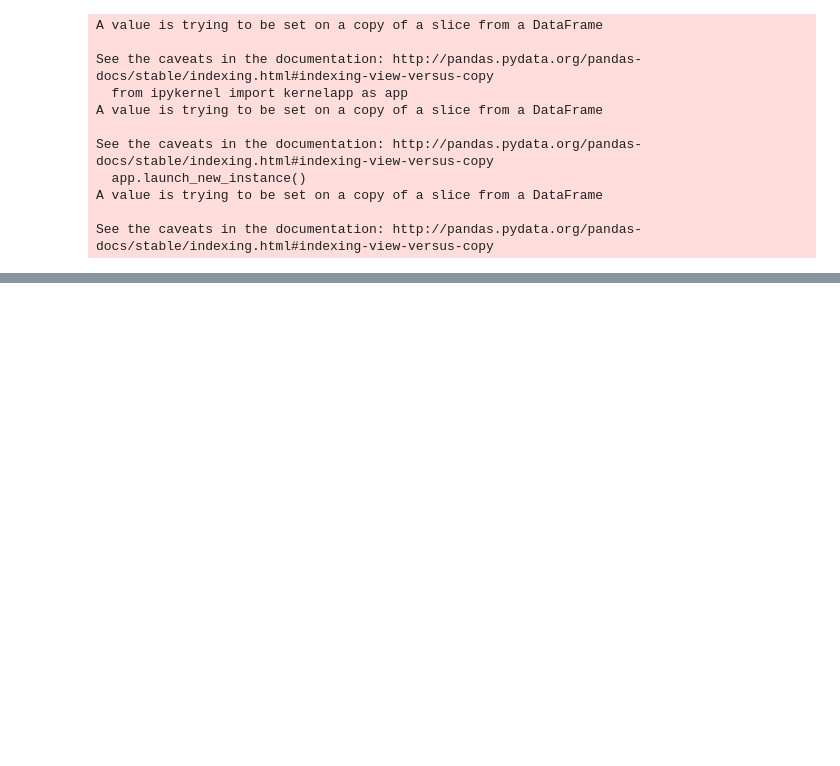
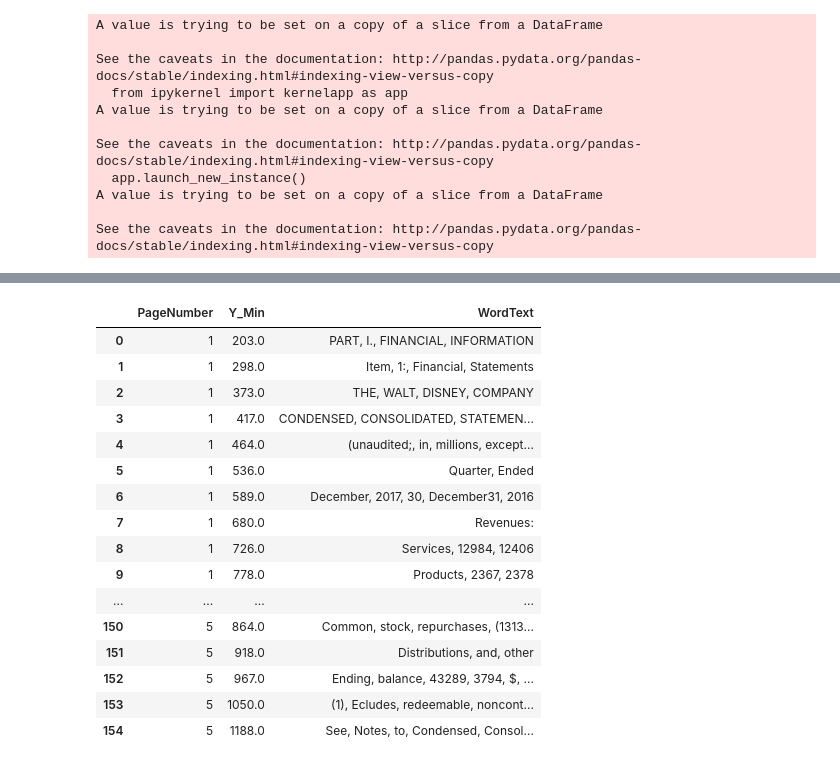
Before and after one commit to juangw/FinancialReporter, a Jupyter notebook: trcode/PageExtraction.ipynb, the cells around one changed output, grey strips where cells are left out. Saved outputs shown, nothing was run; the diff lists cells and outputs as text; code cells hidden in the pictures; blank space fills up the shorter version.

```diff
--- a/trcode/PageExtraction.ipynb
+++ b/trcode/PageExtraction.ipynb
@@ -206,2 +189,2 @@ chk_words = chk_words.sort_values(['PageNumber','Y_Min','X_Min'])
 # %%
-chk_words.groupby(['PageNumber','Y_Min']).apply(lambda x: x.sum())
+lines = chk_words.sort_values('X_Min').groupby(['PageNumber','Y_Min'])['WordText'].apply(lambda x: "%s" % ', '.join(x)).to_frame()
@@ -267,0 +193,20 @@ chk_words.groupby(['PageNumber','Y_Min']).apply(lambda x: x.sum())
+# %%
+lines
+# %% [output]
+|  | PageNumber | Y_Min | WordText |
+| 0 | 1 | 203.0 | PART, I., FINANCIAL, INFORMATION |
+| 1 | 1 | 298.0 | Item, 1:, Financial, Statements |
+| 2 | 1 | 373.0 | THE, WALT, DISNEY, COMPANY |
+| 3 | 1 | 417.0 | CONDENSED, CONSOLIDATED, STATEMEN... |
+| 4 | 1 | 464.0 | (unaudited;, in, millions, except... |
+| 5 | 1 | 536.0 | Quarter, Ended |
+| 6 | 1 | 589.0 | December, 2017, 30, December31, 2016 |
+| 7 | 1 | 680.0 | Revenues: |
+| 8 | 1 | 726.0 | Services, 12984, 12406 |
+| 9 | 1 | 778.0 | Products, 2367, 2378 |
+| ... | ... | ... | ... |
+| 150 | 5 | 864.0 | Common, stock, repurchases, (1313... |
+| 151 | 5 | 918.0 | Distributions, and, other |
+| 152 | 5 | 967.0 | Ending, balance, 43289, 3794, $, ... |
+| 153 | 5 | 1050.0 | (1), Ecludes, redeemable, noncont... |
+| 154 | 5 | 1188.0 | See, Notes, to, Condensed, Consol... |
```
Also changed, not shown: parts of 22 cells of this notebook, 4 other files.
